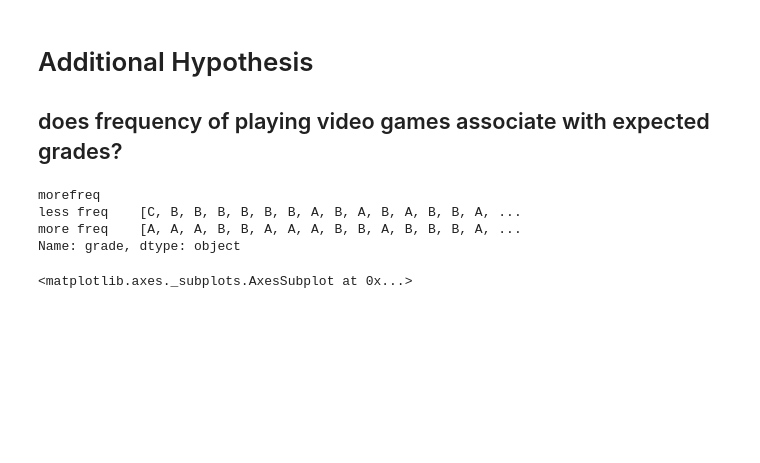
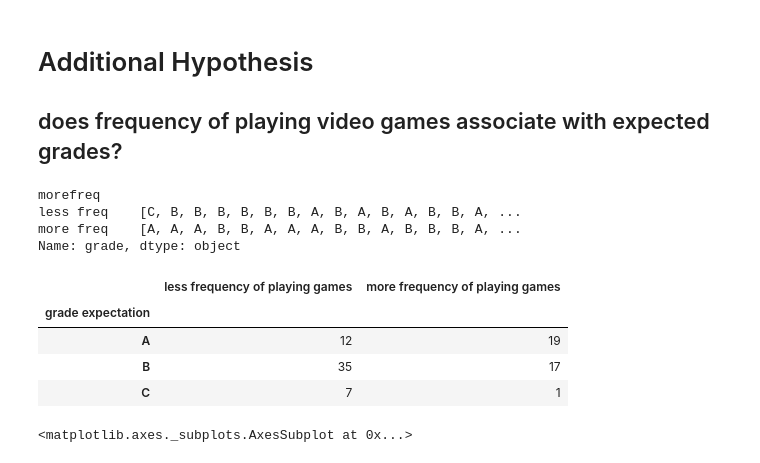
Before and after one commit to shy166/Data-Science-Investigation-Project, a Jupyter notebook: 189/hw2/HW2-shuibenyang.ipynb, the cells around one changed output. Drawn from its saved outputs; the diff is of its cells as text; code cells hidden in the pictures; blank space fills up the shorter version.

```diff
--- a/189/hw2/HW2-shuibenyang.ipynb
+++ b/189/hw2/HW2-shuibenyang.ipynb
@@ -615,6 +615,17 @@ morefreq
 less freq    [C, B, B, B, B, B, B, A, B, A, B, A, B, B, A, ...
 more freq    [A, A, A, B, B, A, A, A, B, B, A, B, B, B, A, ...
 Name: grade, dtype: object
+# %%
+df = pd.Series(freq.iloc[0]).value_counts().to_frame().T.append(pd.Series(freq.iloc[1]).value_counts().to_frame().T).T
+df.columns = ['less frequency of playing games', 'more frequency of playing games']
+df.index.name = 'grade expectation'
+df
+# %% [output]
+|  | less frequency of playing games | more frequency of playing games |
+| grade expectation |  |  |
+| A | 12 | 19 |
+| B | 35 | 17 |
+| C | 7 | 1 |
 # %%
 #less freq
 pd.Series(freq.iloc[0]).value_counts().plot(kind = 'bar')
```
